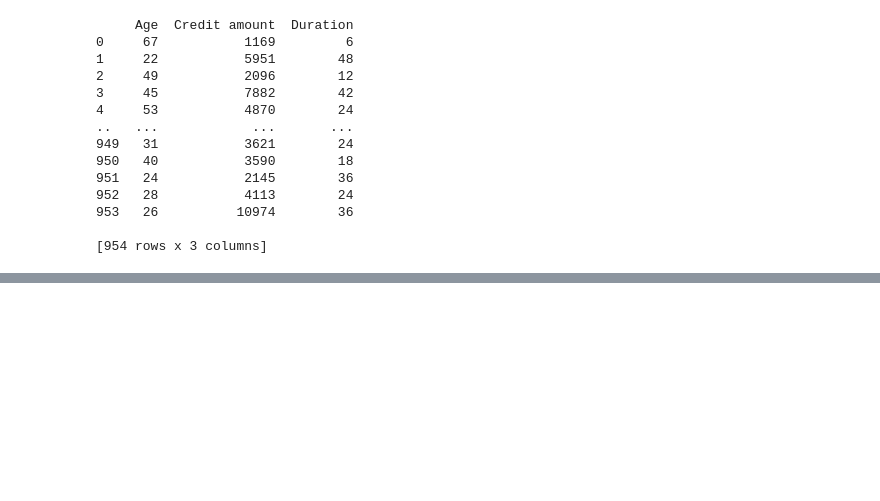
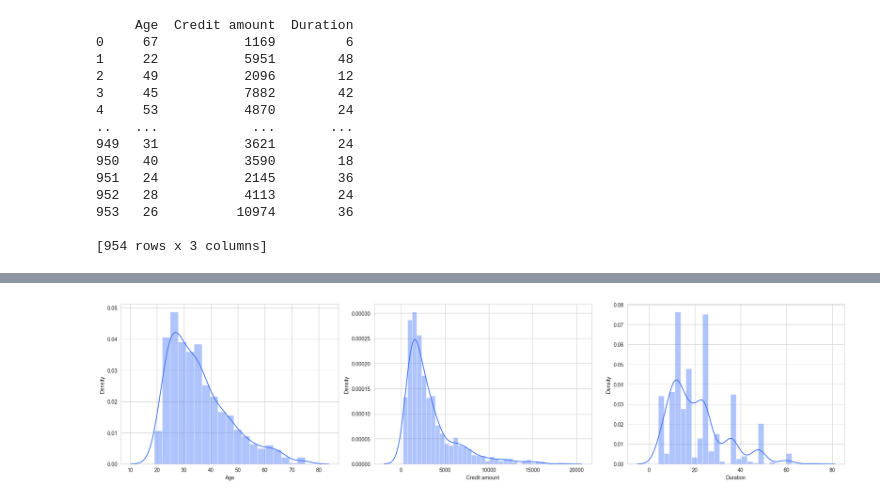
Before and after one commit to prasannaneupane/AI_Lab, a Jupyter notebook: clustering.ipynb, the cells around one changed output, grey strips where cells are left out. Saved outputs shown, nothing was run; the diff lists cells and outputs as text; code cells hidden in the pictures; blank space fills up the shorter version.

```diff
--- a/clustering.ipynb
+++ b/clustering.ipynb
@@ -94,0 +173,4 @@ print(cluster_data)
+# %%
+distributions_plot(cluster_data)
+# %% [output]
+[figure, added]
```
Also changed, not shown: parts of 4 cells of this notebook.
